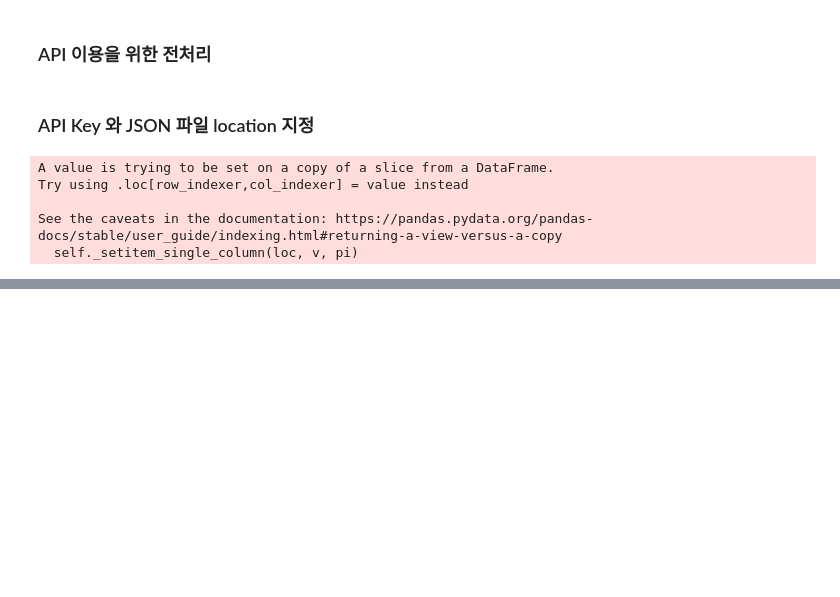
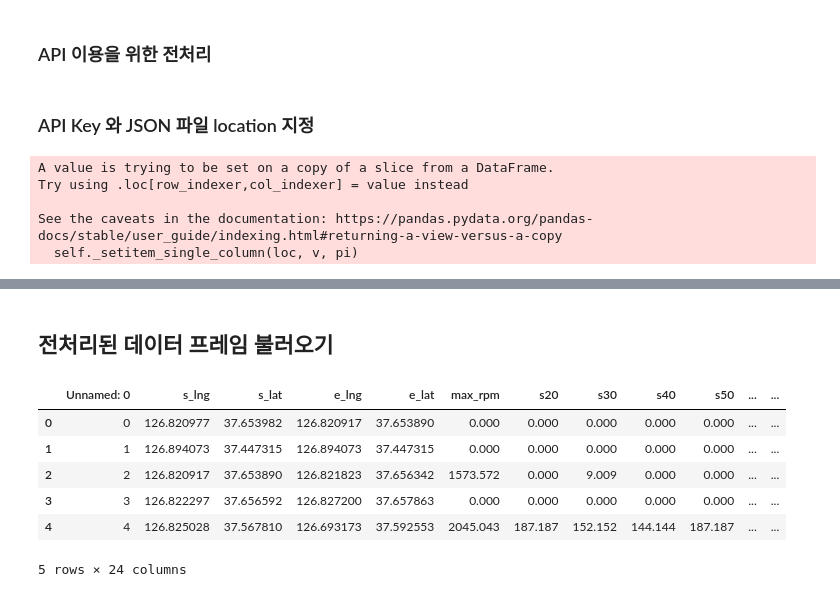
Before and after one commit to iterat1on/Realtime_abnomal_driving_detection, a Jupyter notebook: 공유자동차_프로젝트.ipynb, the cells around one changed output, grey strips where cells are left out. Cells and saved outputs as stored; diff of their text form; code cells hidden in the pictures; blank space fills up the shorter version.

```diff
--- a/공유자동차_프로젝트.ipynb
+++ b/공유자동차_프로젝트.ipynb
@@ -196,2 +181,4 @@ Name: 7, dtype: object
 # %%
 df.to_csv('final_set.csv')
+# %% [markdown]
+## 전처리된 데이터 프레임 불러오기
@@ -197,0 +187,10 @@ df.to_csv('final_set.csv')
+# %%
+df.head()
+# %% [output]
+|  | Unnamed: 0 | s_lng | s_lat | e_lng | e_lat | max_rpm | s20 | s30 | s40 | s50 | ... | ... |
+| 0 | 0 | 126.820977 | 37.653982 | 126.820917 | 37.653890 | 0.000 | 0.000 | 0.000 | 0.000 | 0.000 | ... | ... |
+| 1 | 1 | 126.894073 | 37.447315 | 126.894073 | 37.447315 | 0.000 | 0.000 | 0.000 | 0.000 | 0.000 | ... | ... |
+| 2 | 2 | 126.820917 | 37.653890 | 126.821823 | 37.656342 | 1573.572 | 0.000 | 9.009 | 0.000 | 0.000 | ... | ... |
+| 3 | 3 | 126.822297 | 37.656592 | 126.827200 | 37.657863 | 0.000 | 0.000 | 0.000 | 0.000 | 0.000 | ... | ... |
+| 4 | 4 | 126.825028 | 37.567810 | 126.693173 | 37.592553 | 2045.043 | 187.187 | 152.152 | 144.144 | 187.187 | ... | ... |
+5 rows × 24 columns
```
Also changed, not shown: parts of 6 cells of this notebook.
